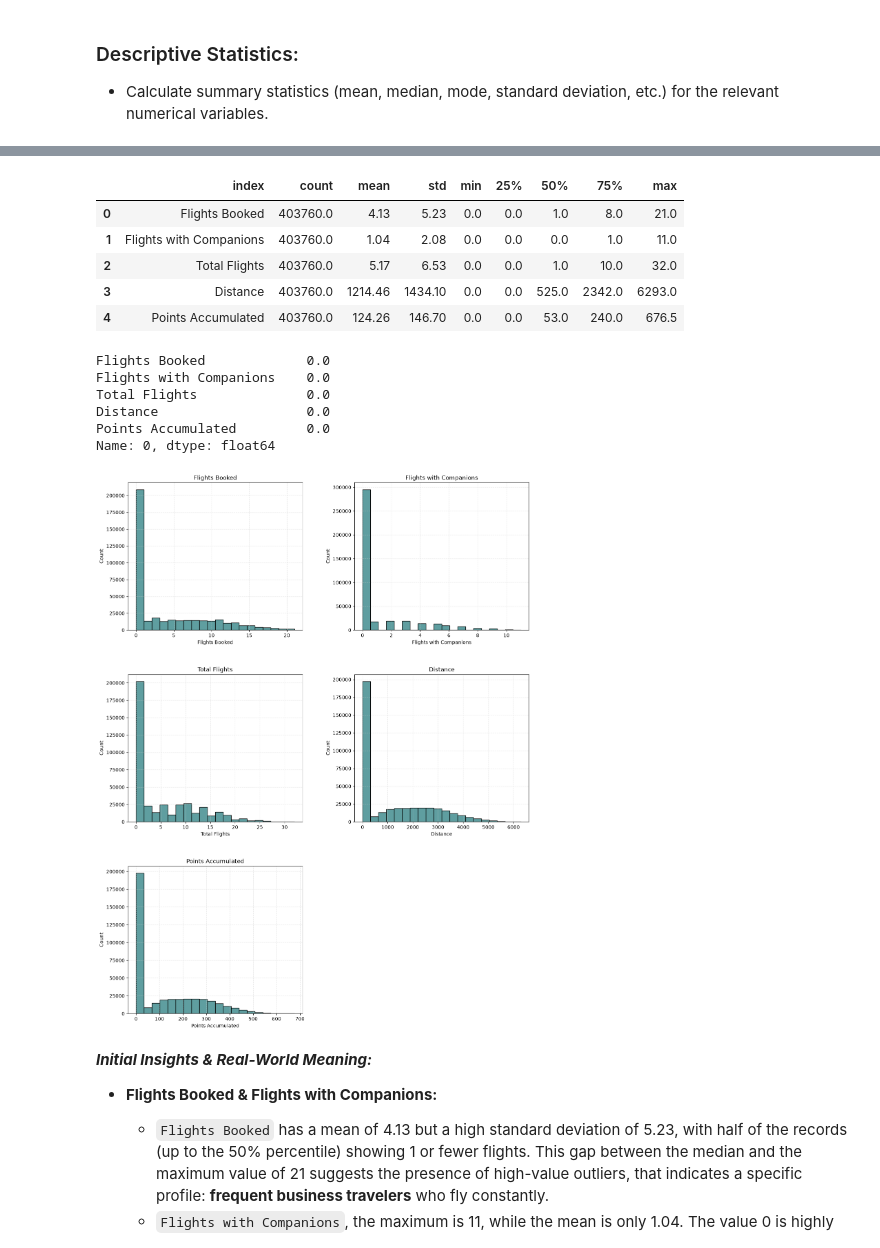
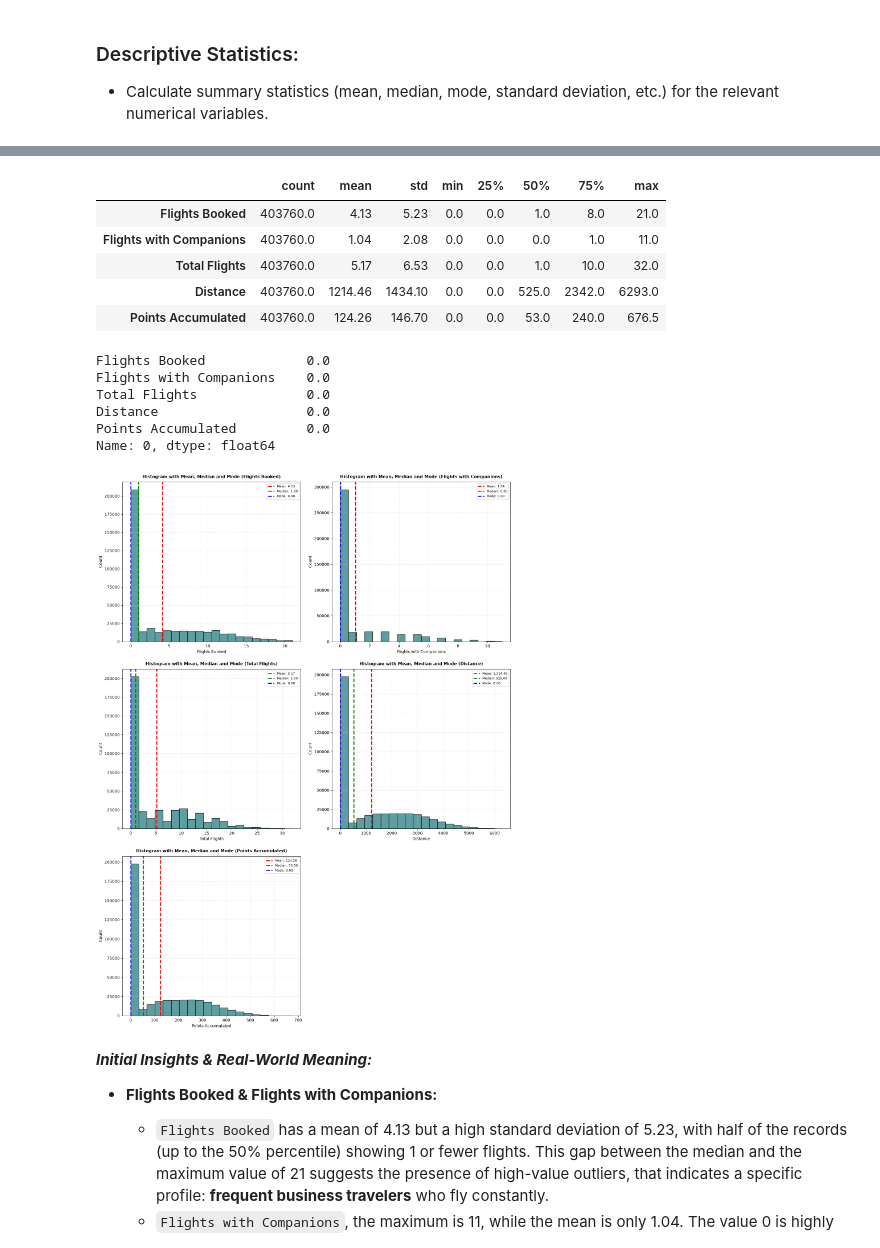
Before and after one commit to Adalab/bda-modulo-3-evaluacion-final-MATC-90, a Jupyter notebook: src/notebooks/02_Statistical_Analysis_and_Data_Visualization.ipynb, the cells around one changed output, grey strips where cells are left out. Cells and saved outputs as stored; diff of their text form; code cells hidden in the pictures.

Commit message:
numerical variables correlation ended

```diff
--- a/src/notebooks/02_Statistical_Analysis_and_Data_Visualization.ipynb
+++ b/src/notebooks/02_Statistical_Analysis_and_Data_Visualization.ipynb
@@ -58,17 +58,19 @@ memory usage: 65.1 MB
 
 numerical_cols_flights = ['Flights Booked', 'Flights with Companions', 'Total Flights', 'Distance', 'Points Accumulated']
 
-round(df_clean[numerical_cols_flights].describe(), 2).T.reset_index()
+sumary_df_clean = round(df_clean[numerical_cols_flights].describe(), 2).T
+sumary_df_clean
 # %% [output]
-|  | index | count | mean | std | min | 25% | 50% | 75% | max |
-| 0 | Flights Booked | 403760.0 | 4.13 | 5.23 | 0.0 | 0.0 | 1.0 | 8.0 | 21.0 |
-| 1 | Flights with Companions | 403760.0 | 1.04 | 2.08 | 0.0 | 0.0 | 0.0 | 1.0 | 11.0 |
-| 2 | Total Flights | 403760.0 | 5.17 | 6.53 | 0.0 | 0.0 | 1.0 | 10.0 | 32.0 |
-| 3 | Distance | 403760.0 | 1214.46 | 1434.10 | 0.0 | 0.0 | 525.0 | 2342.0 | 6293.0 |
-| 4 | Points Accumulated | 403760.0 | 124.26 | 146.70 | 0.0 | 0.0 | 53.0 | 240.0 | 676.5 |
+|  | count | mean | std | min | 25% | 50% | 75% | max |
+| Flights Booked | 403760.0 | 4.13 | 5.23 | 0.0 | 0.0 | 1.0 | 8.0 | 21.0 |
+| Flights with Companions | 403760.0 | 1.04 | 2.08 | 0.0 | 0.0 | 0.0 | 1.0 | 11.0 |
+| Total Flights | 403760.0 | 5.17 | 6.53 | 0.0 | 0.0 | 1.0 | 10.0 | 32.0 |
+| Distance | 403760.0 | 1214.46 | 1434.10 | 0.0 | 0.0 | 525.0 | 2342.0 | 6293.0 |
+| Points Accumulated | 403760.0 | 124.26 | 146.70 | 0.0 | 0.0 | 53.0 | 240.0 | 676.5 |
 # %%
 # Calculate the mode for the relevant numerical variables
-df_clean[numerical_cols_flights].mode().iloc[0]
+flights_modes = df_clean[numerical_cols_flights].mode().iloc[0]
+flights_modes
 # %% [output]
 Flights Booked             0.0
 Flights with Companions    0.0
@@ -79,19 +81,40 @@ Name: 0, dtype: float64
 # %%
 # Plot all histograms and customize axes labels dynamically
 axes = df_clean[numerical_cols_flights].hist(bins=20, color= 'cadetblue', edgecolor='black', grid= False, figsize=(15, 20))
 
 # Loop through each individual subplot to add labels
 for ax in axes.flatten():
-    # Only modify subplots that actually contain a chart
-    if ax.get_title():
-        ax.set_xlabel(ax.get_title())  # Use the column name (title) as the X label
-        ax.set_ylabel("Count")         # Set the Y label as Count
+
+    col_name = ax.get_title()
+    if col_name:
+        # Extract statistical metrics from your pre-calculated variables
+        mean = sumary_df_clean.loc[col_name, 'mean']
+        median = sumary_df_clean.loc[col_name, '50%']
+        mode_data = flights_modes[col_name]
+        mode = mode_data.iloc[0] if hasattr(mode_data, 'iloc') else mode_data
+
+        # Add vertical lines for Mean, Median, and Mode
+        ax.axvline(mean, color='red', linestyle='--', linewidth=2.5, label=f'Mean: {mean:,.2f}')
+        ax.axvline(median, color='green', linestyle='--', linewidth=2.5, label=f'Median: {median:,.2f}')
+        ax.axvline(mode, color='blue', linestyle='--', linewidth=2.5, label=f'Mode: {mode:,.2f}')
+
+        # Customize axes labels and set the requested descriptive title
+        ax.set_title(f"Histogram with Mean, Median and Mode ({col_name})", fontsize=11, pad=10, fontweight='bold')
+        ax.set_xlabel(col_name)
+        ax.set_ylabel("Count")
+
+        # Display the legend in a clean position
+        ax.legend(loc='upper right', fontsize=8, framealpha=0.8)
+
         ax.grid(True, linestyle='--', alpha=0.5, color='lightgray', zorder=0) # Add a subtle, light gray, dashed grid behind the bars
 
+# Adjust spacing
+plt.tight_layout(pad=2.0)
 # Save the complete figure
+
 plt.savefig("../figures/histo_flights.png")
 # %% [output]
-[figure, old version]
+[figure, new version]
 # %% [markdown]
 ***Initial Insights & Real-World Meaning:***
 
```
Also changed, not shown: parts of 11 cells of this notebook, 2 other files.
